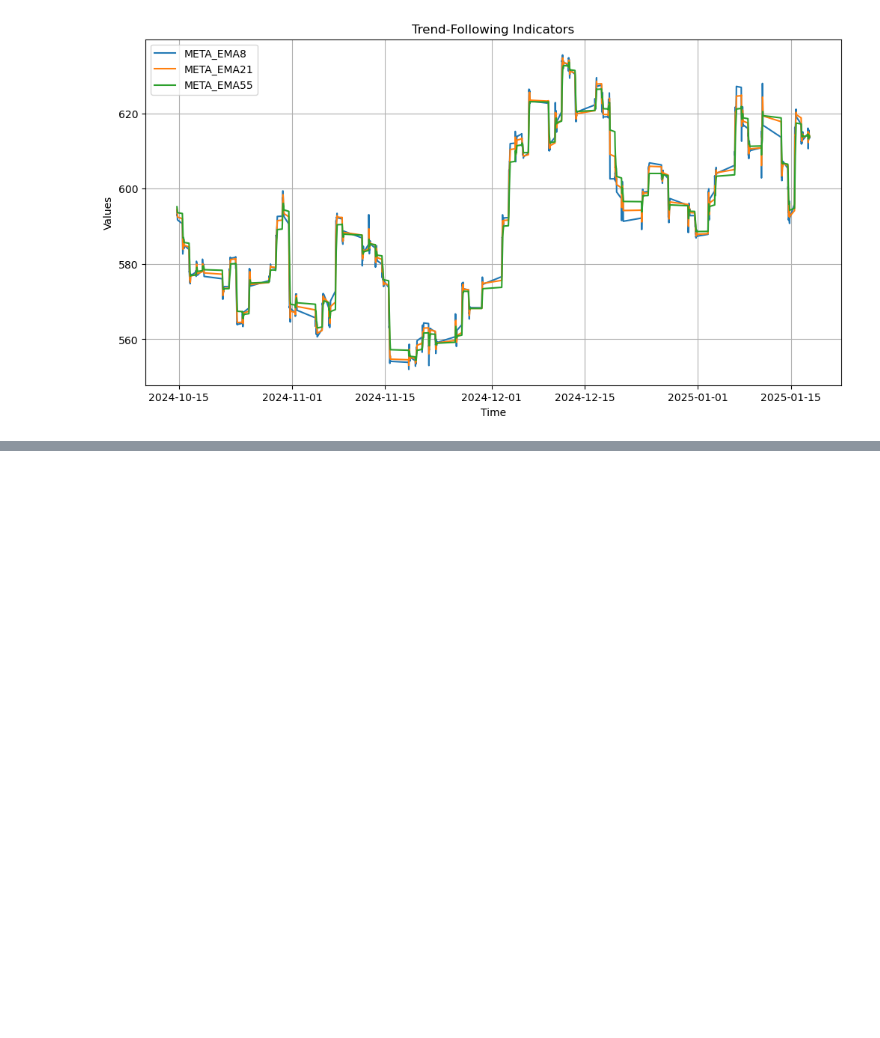
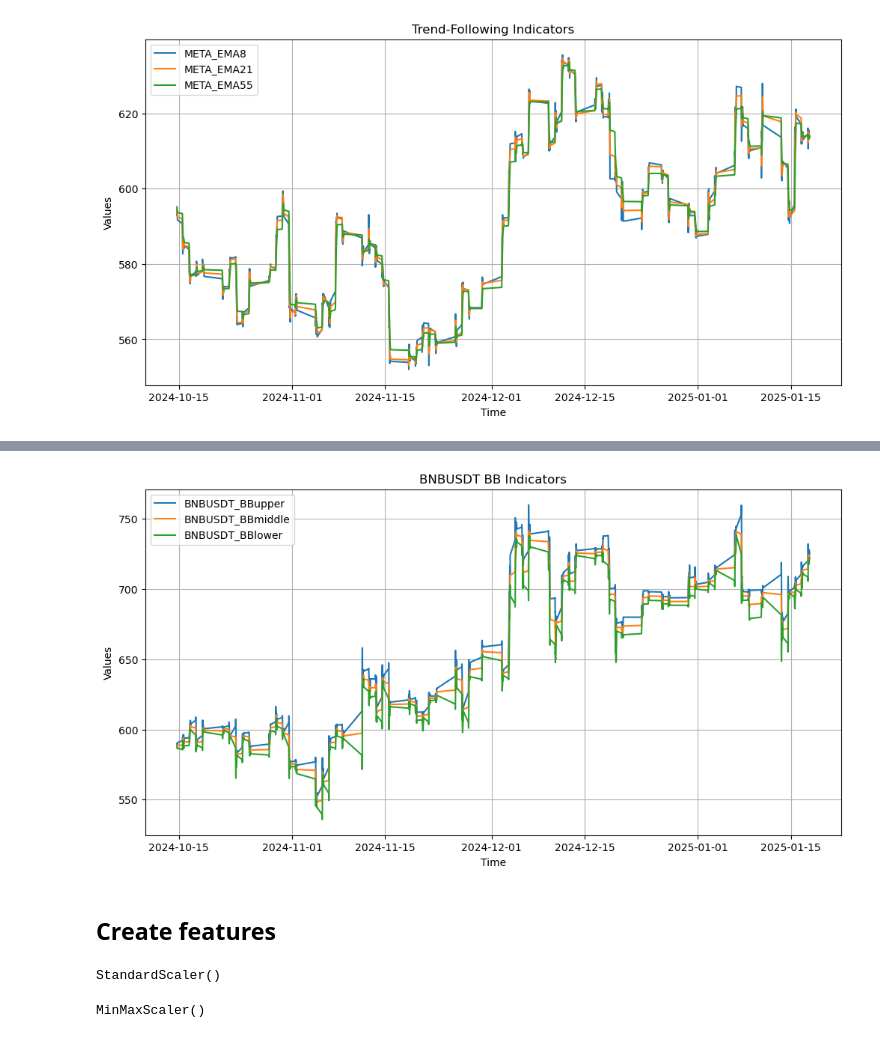
Before and after one commit to nite4/mscfe-masters-project, a Jupyter notebook: src/feature_engineering.ipynb, the cells around one changed output, grey strips where cells are left out. Drawn from its saved outputs; the diff is of its cells as text; code cells hidden in the pictures; blank space fills up the shorter version.

```diff
--- a/src/feature_engineering.ipynb
+++ b/src/feature_engineering.ipynb
@@ -168,0 +157,7 @@ plot_features(feat, features, title='Momentum Indicators')
+# %%
+features = ['BNBUSDT_BBupper', 'BNBUSDT_BBmiddle', 'BNBUSDT_BBlower']
+plot_features(feat, features, title='BNBUSDT BB Indicators')
+# %% [output]
+[figure, added]
+# %% [markdown]
+## Create features
@@ -168,0 +168,8 @@ plot_features(feat, features, title='Momentum Indicators')
+# %%
+standard_scaler
+# %% [output]
+StandardScaler()
+# %%
+minmax_scaler
+# %% [output]
+MinMaxScaler()
```
Also changed, not shown: parts of 5 cells of this notebook, 1 other file.
